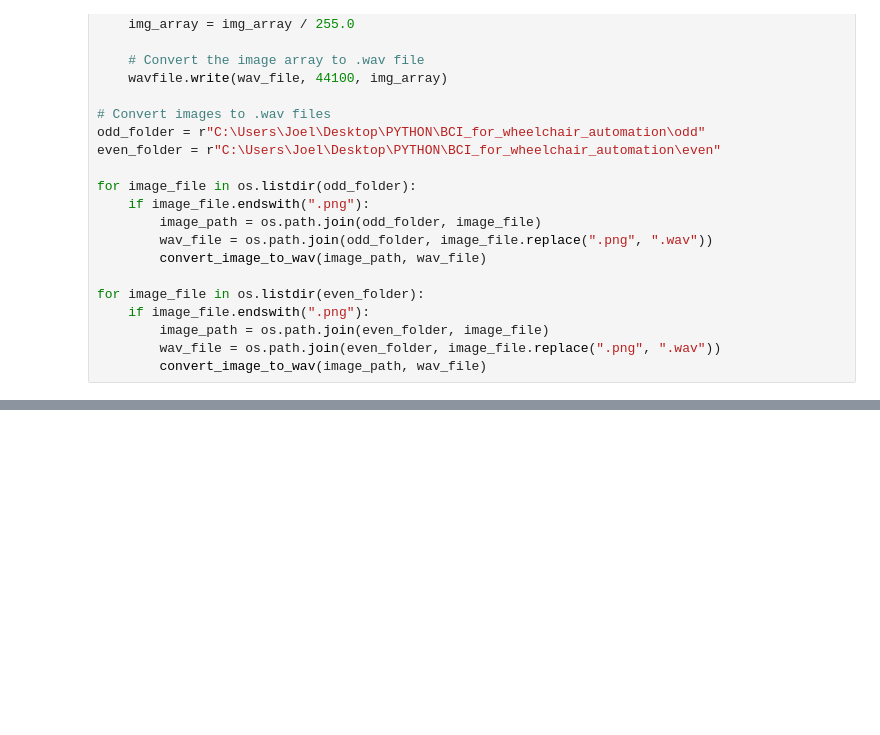
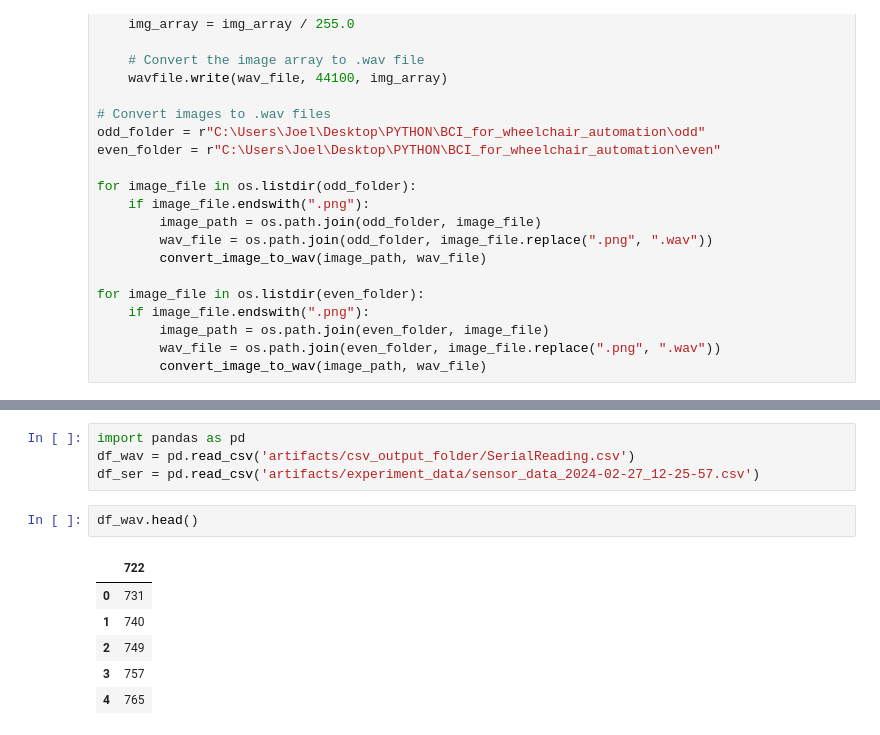
Before and after one commit to joelgeorge-web/BCI_for_wheelchair_automation, a Jupyter notebook: graph_plot.ipynb, the cells around one changed output, grey strips where cells are left out. Drawn from its saved outputs; the diff is of its cells as text; blank space fills up the shorter version.

```diff
--- a/graph_plot.ipynb
+++ b/graph_plot.ipynb
@@ -126,0 +147,13 @@ for image_file in os.listdir(even_folder):
+# %%
+import pandas as pd
+df_wav = pd.read_csv('artifacts/csv_output_folder/SerialReading.csv')
+df_ser = pd.read_csv('artifacts/experiment_data/sensor_data_2024-02-27_12-25-57.csv')
+# %%
+df_wav.head()
+# %% [output]
+|  | 722 |
+| 0 | 731 |
+| 1 | 740 |
+| 2 | 749 |
+| 3 | 757 |
+| 4 | 765 |
```
Also changed, not shown: parts of 3 cells of this notebook, 18 other files.
